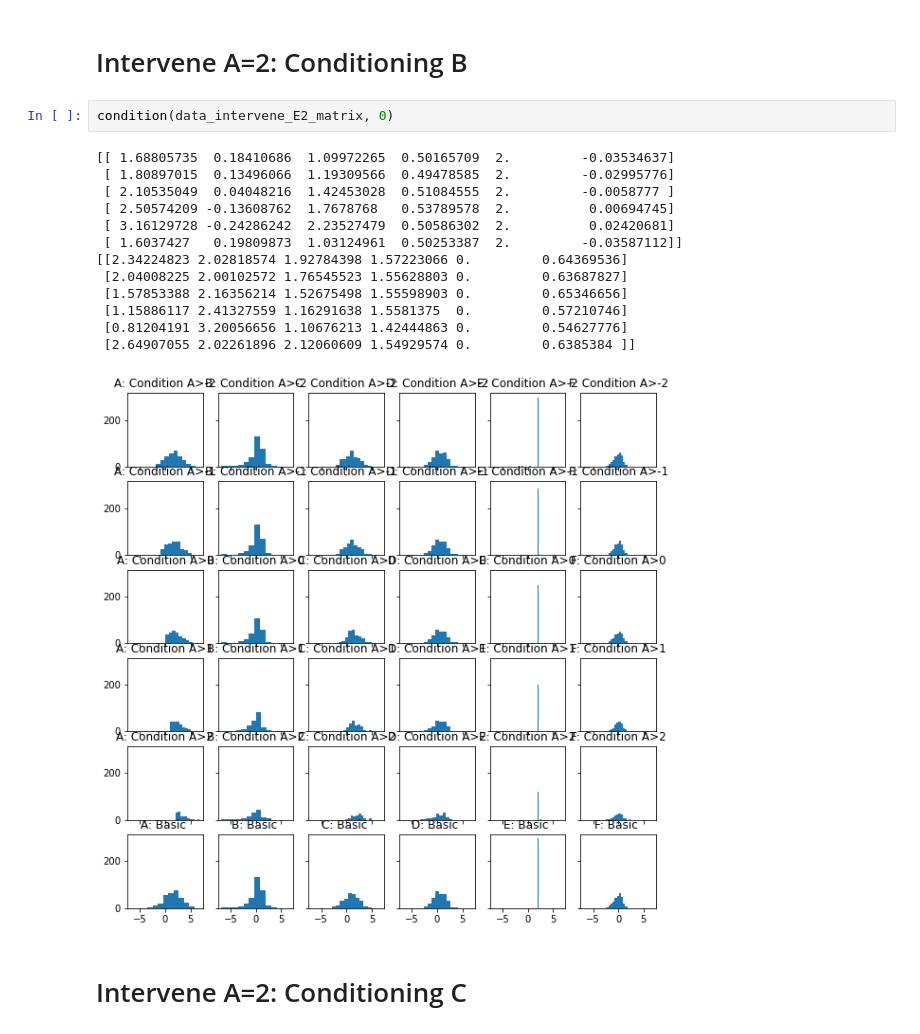
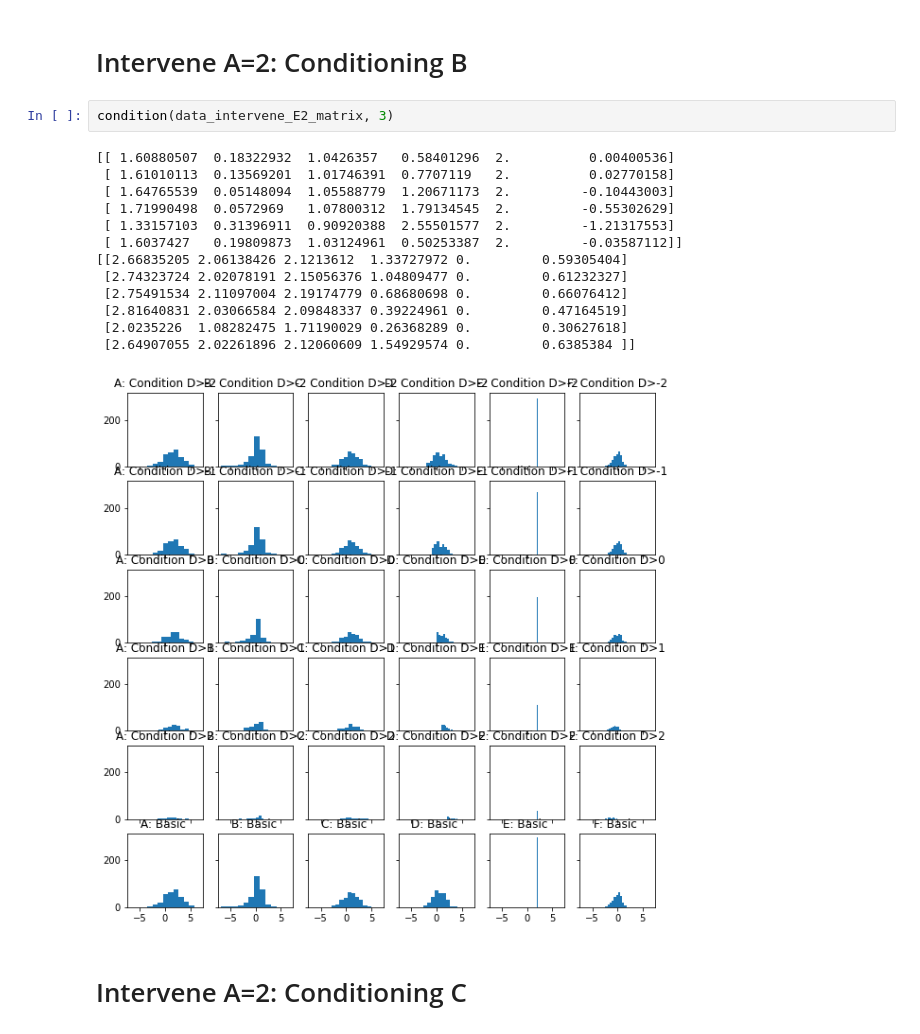
Before and after one commit to VeryThankYou/AktivMLCausality, a Jupyter notebook: Test_Graph_Notebook.ipynb, the cells around one changed output. Cells and saved outputs as stored; diff of their text form.

```diff
--- a/Test_Graph_Notebook.ipynb
+++ b/Test_Graph_Notebook.ipynb
@@ -289,21 +289,21 @@ Intervene E=2 Var: 0.6385383988447686
 # %% [markdown]
 # Intervene A=2: Conditioning B
 # %%
-condition(data_intervene_E2_matrix, 0)
+condition(data_intervene_E2_matrix, 3)
 # %% [output]
-[[ 1.68805735  0.18410686  1.09972265  0.50165709  2.         -0.03534637]
- [ 1.80897015  0.13496066  1.19309566  0.49478585  2.         -0.02995776]
- [ 2.10535049  0.04048216  1.42453028  0.51084555  2.         -0.0058777 ]
- [ 2.50574209 -0.13608762  1.7678768   0.53789578  2.          0.00694745]
- [ 3.16129728 -0.24286242  2.23527479  0.50586302  2.          0.02420681]
+[[ 1.60880507  0.18322932  1.0426357   0.58401296  2.          0.00400536]
+ [ 1.61010113  0.13569201  1.01746391  0.7707119   2.          0.02770158]
+ [ 1.64765539  0.05148094  1.05588779  1.20671173  2.         -0.10443003]
+ [ 1.71990498  0.0572969   1.07800312  1.79134545  2.         -0.55302629]
+ [ 1.33157103  0.31396911  0.90920388  2.55501577  2.         -1.21317553]
  [ 1.6037427   0.19809873  1.03124961  0.50253387  2.         -0.03587112]]
-[[2.34224823 2.02818574 1.92784398 1.57223066 0.         0.64369536]
- [2.04008225 2.00102572 1.76545523 1.55628803 0.         0.63687827]
- [1.57853388 2.16356214 1.52675498 1.55598903 0.         0.65346656]
- [1.15886117 2.41327559 1.16291638 1.5581375  0.         0.57210746]
- [0.81204191 3.20056656 1.10676213 1.42444863 0.         0.54627776]
+[[2.66835205 2.06138426 2.1213612  1.33727972 0.         0.59305404]
+ [2.74323724 2.02078191 2.15056376 1.04809477 0.         0.61232327]
+ [2.75491534 2.11097004 2.19174779 0.68680698 0.         0.66076412]
+ [2.81640831 2.03066584 2.09848337 0.39224961 0.         0.47164519]
+ [2.0235226  1.08282475 1.71190029 0.26368289 0.         0.30627618]
  [2.64907055 2.02261896 2.12060609 1.54929574 0.         0.6385384 ]]
-[figure, old version]
+[figure, new version]
 # %% [markdown]
 # Intervene A=2: Conditioning C
 # %%
```
Also changed, not shown: parts of 12 cells of this notebook, 2 other files.
